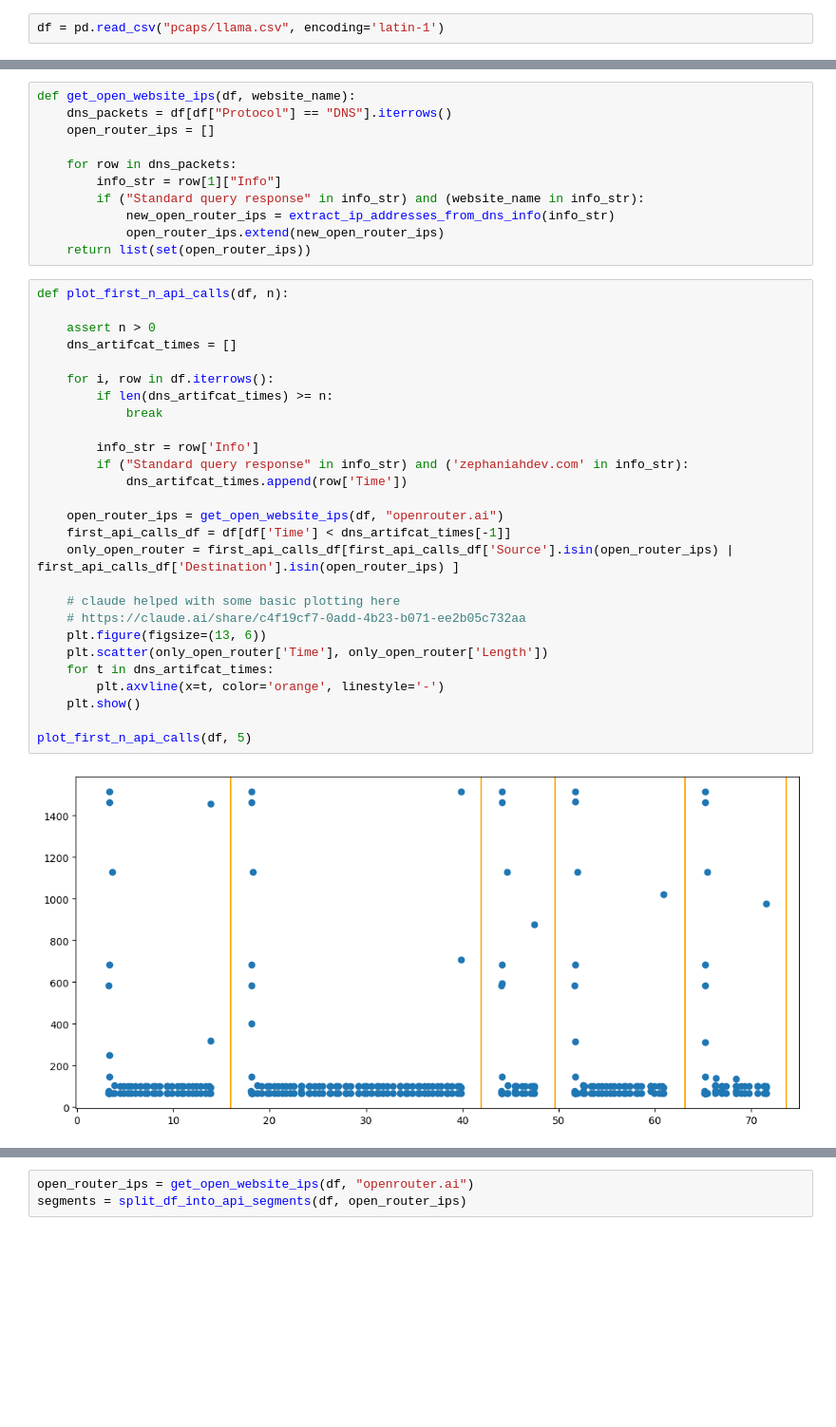
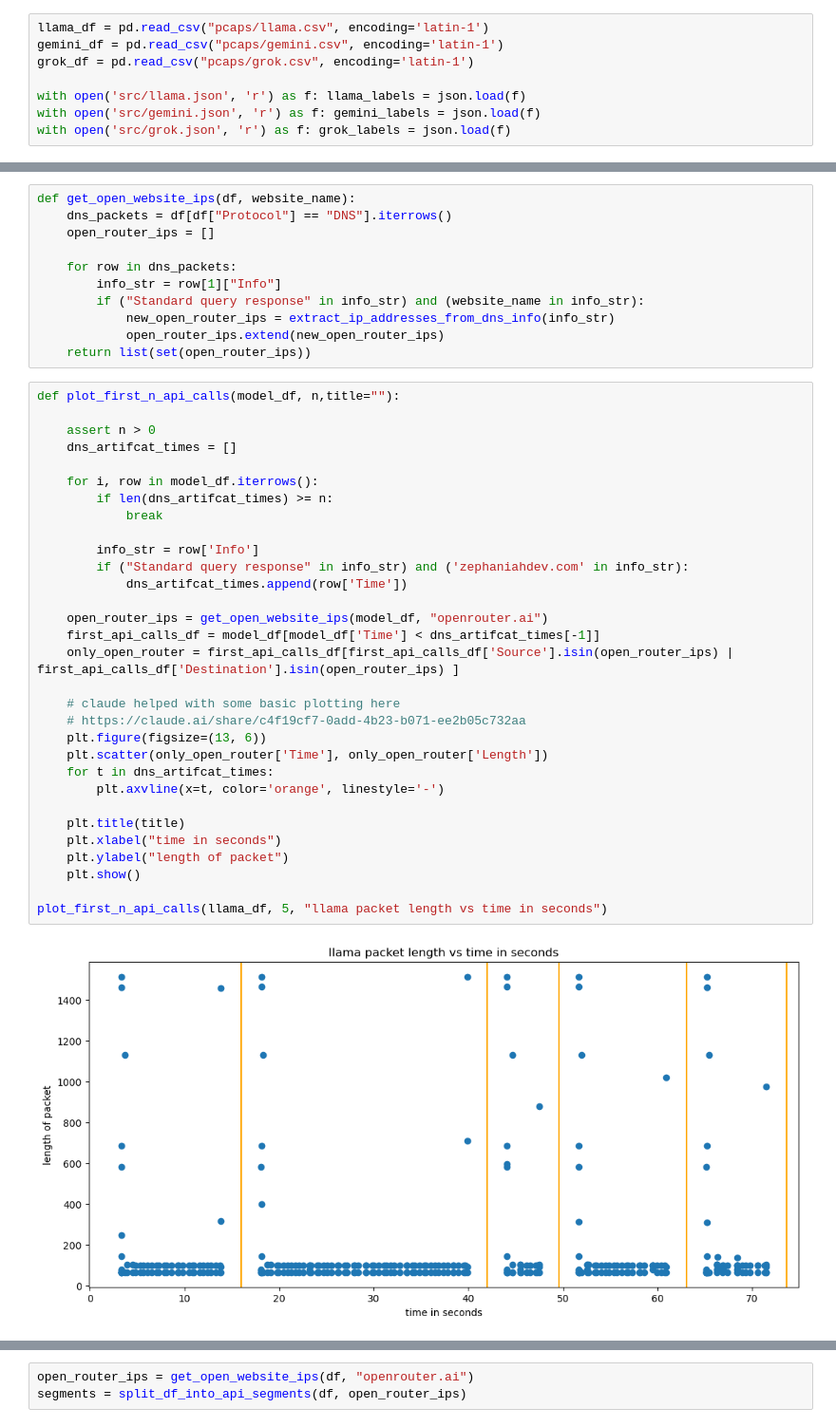
Before and after one commit to noise-course/course-project-zroe1, a Jupyter notebook: main.ipynb, the cells around one changed output, grey strips where cells are left out. Shown: that part at 95% size. Saved outputs shown, nothing was run; the diff lists cells and outputs as text; blank space fills up the shorter version.

```diff
--- a/main.ipynb
+++ b/main.ipynb
@@ -6,4 +6,10 @@ import os
 import json
 import matplotlib.pyplot as plt
 # %%
-df = pd.read_csv("pcaps/llama.csv", encoding='latin-1')
+llama_df = pd.read_csv("pcaps/llama.csv", encoding='latin-1')
+gemini_df = pd.read_csv("pcaps/gemini.csv", encoding='latin-1')
+grok_df = pd.read_csv("pcaps/grok.csv", encoding='latin-1')
+
+with open('src/llama.json', 'r') as f: llama_labels = json.load(f)
+with open('src/gemini.json', 'r') as f: gemini_labels = json.load(f)
+with open('src/grok.json', 'r') as f: grok_labels = json.load(f)
@@ -30,31 +34,35 @@ def get_open_website_ips(df, website_name):
             open_router_ips.extend(new_open_router_ips)
     return list(set(open_router_ips))
 # %%
-def plot_first_n_api_calls(df, n):
+def plot_first_n_api_calls(model_df, n,title=""):
 
     assert n > 0
     dns_artifcat_times = []
 
-    for i, row in df.iterrows():
+    for i, row in model_df.iterrows():
         if len(dns_artifcat_times) >= n:
             break
 
         info_str = row['Info']
         if ("Standard query response" in info_str) and ('zephaniahdev.com' in info_str):
             dns_artifcat_times.append(row['Time'])
 
-    open_router_ips = get_open_website_ips(df, "openrouter.ai")
-    first_api_calls_df = df[df['Time'] < dns_artifcat_times[-1]]
+    open_router_ips = get_open_website_ips(model_df, "openrouter.ai")
+    first_api_calls_df = model_df[model_df['Time'] < dns_artifcat_times[-1]]
     only_open_router = first_api_calls_df[first_api_calls_df['Source'].isin(open_router_ips) | first_api_calls_df['Destination'].isin(open_router_ips) ]
 
     # claude helped with some basic plotting here
     # https://claude.ai/share/c4f19cf7-0add-4b23-b071-ee2b05c732aa
     plt.figure(figsize=(13, 6))
     plt.scatter(only_open_router['Time'], only_open_router['Length'])
     for t in dns_artifcat_times:
         plt.axvline(x=t, color='orange', linestyle='-')
+
+    plt.title(title)
+    plt.xlabel("time in seconds")
+    plt.ylabel("length of packet")
     plt.show()
 
-plot_first_n_api_calls(df, 5)
+plot_first_n_api_calls(llama_df, 5, "llama packet length vs time in seconds")
 # %% [output]
-[figure, old version]
+[figure, new version]
```
Also changed, not shown: parts of 6 cells of this notebook, 1 other file.
